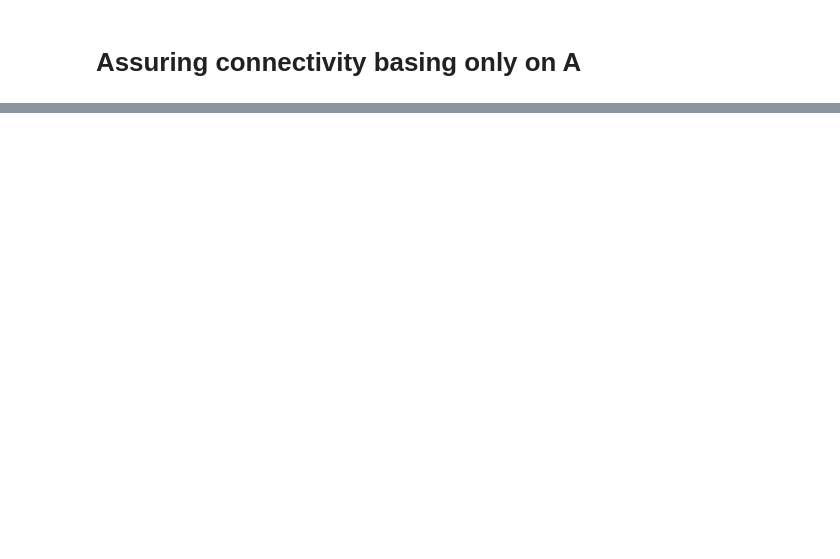
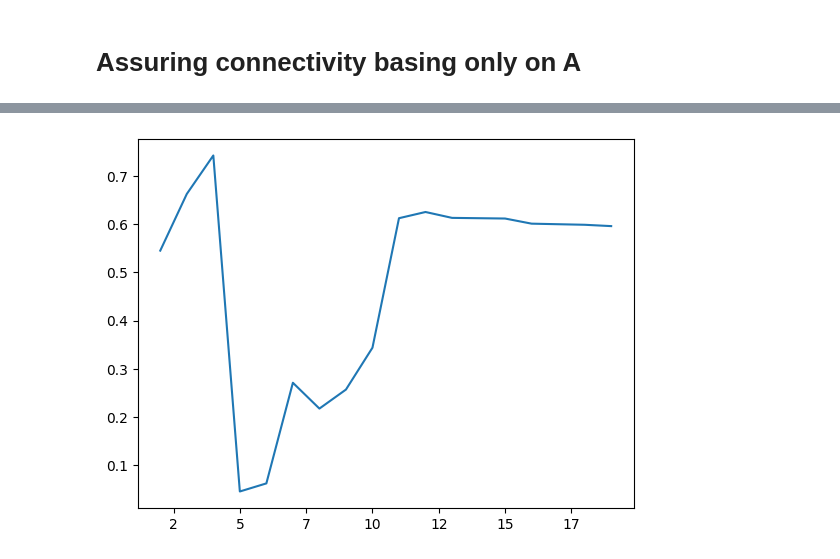
Before and after one commit to WronaPatryk/MLonGraphs, a Jupyter notebook: Project1/connectivity.ipynb, the cells around one changed output, grey strips where cells are left out. Cells and saved outputs as stored; diff of their text form; code cells hidden in the pictures; blank space fills up the shorter version.

Commit message:
final connectivity functions

```diff
--- a/Project1/connectivity.ipynb
+++ b/Project1/connectivity.ipynb
@@ -19,7 +19,19 @@ def check_symmetric(a, tol=1e-8):
     return np.all(np.abs(a-a.T) < tol)
 
 
-def adjacencyMatrixUsingMnearestNeighbors(X, M=5, M_search_thresh=7):
+def adjacencyMatrixUsingMnearestNeighbors(X, M = 5):
+
+    knn = NearestNeighbors(n_neighbors=M)
+    knn.fit(X)
+    dist_indx_arr = knn.kneighbors(X, return_distance=True, n_neighbors = M)
+
+    A = kneighbors_graph(X, n_neighbors=(M-1), p=2, mode='connectivity', include_self=False)
+    A = A.toarray()# for some reason, is not symmetric
+    A = np.maximum( A, A.T )
+
+    return A, dist_indx_arr # dist_indx_arr will be useful while connecting the graph
+
+def adjacencyMatrixUsingMnearestNeighbors2(X, M=5, M_search_thresh=7):
 
     assert M_search_thresh >= M
 
@@ -450,18 +482,0 @@ plt.scatter(nr[:,0], nr[:,1], nr[:,2], marker='.', c = labels[0])
-# %%
-fig, ax = plt.subplots(1, 1)
-fig.set_size_inches(10,10,10)
-
-X = z[2]
-
-
-
-ax = fig.add_subplot(111, projection='3d')
-ax.clear()
-
-ax.scatter(X[:,0], X[:,1], X[:,2], marker='.', c = labels[0])
-
-ax.set_title("Initial node representation")
-
-ax.set_xlim([-0.3, 0.3])
-ax.set_ylim([-0.3, 0.3])
-ax.set_zlim([-0.3, 0.3])
@@ -526,0 +660,5 @@ def connect_A(A):
+# %%
+ars1 = []
+for m in range(2,20):
+    labelki = spectralClustering(X=X, n_of_clusters=3, M=m, nodeRepresentationDim=3)
+    ars1.append(AR(labelki, labels[0]))
@@ -526,0 +774,4 @@ def connect_A(A):
+# %%
+sns.lineplot(x=list(range(2,20)), y = ars1).xaxis.set_major_formatter(FuncFormatter(lambda x, _: int(x)))
+# %% [output]
+[figure, added]
```
Also changed, not shown: parts of 51 cells of this notebook.
